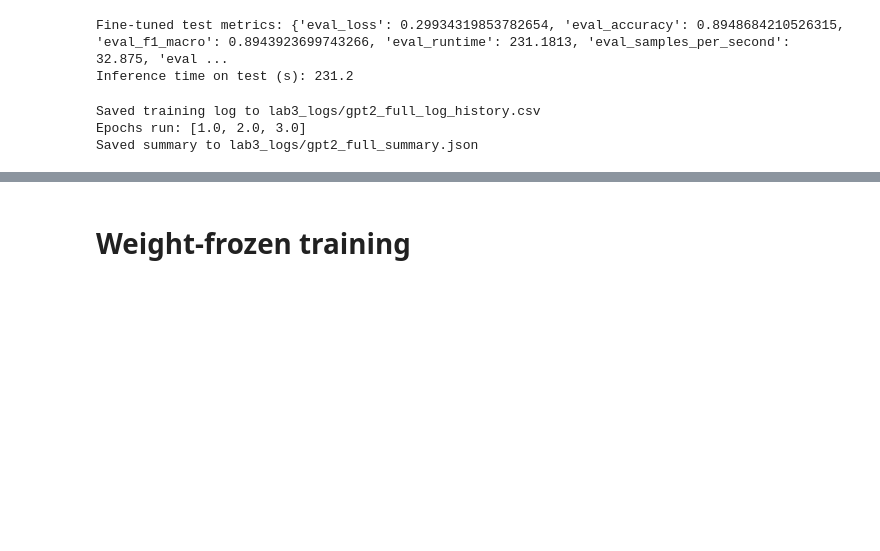
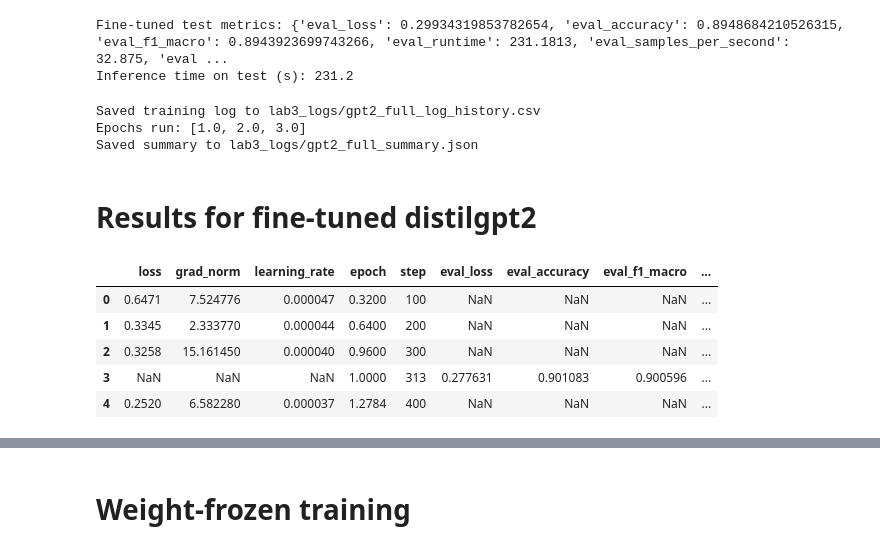
Before and after one commit to juliaryb/computational-linguistics, a Jupyter notebook: lab3/lab3_report.ipynb, the cells around one changed output, grey strips where cells are left out. Saved outputs shown, nothing was run; the diff lists cells and outputs as text; code cells hidden in the pictures; blank space fills up the shorter version.

```diff
--- a/lab3/lab3_report.ipynb
+++ b/lab3/lab3_report.ipynb
@@ -380,3 +432,19 @@ print("Saved summary to lab3_logs/gpt2_full_summary.json")
 Saved training log to lab3_logs/gpt2_full_log_history.csv
 Epochs run: [1.0, 2.0, 3.0]
 Saved summary to lab3_logs/gpt2_full_summary.json
+# %% [markdown]
+# Results for fine-tuned distilgpt2
+# %%
+import pandas as pd
+import matplotlib.pyplot as plt
+
+# Load history
+log_df = pd.read_csv("lab3_logs/gpt2_full_log_history.csv")
+display(log_df.head(5))
+# %% [output]
+|  | loss | grad_norm | learning_rate | epoch | step | eval_loss | eval_accuracy | eval_f1_macro | ... |
+| 0 | 0.6471 | 7.524776 | 0.000047 | 0.3200 | 100 | NaN | NaN | NaN | ... |
+| 1 | 0.3345 | 2.333770 | 0.000044 | 0.6400 | 200 | NaN | NaN | NaN | ... |
+| 2 | 0.3258 | 15.161450 | 0.000040 | 0.9600 | 300 | NaN | NaN | NaN | ... |
+| 3 | NaN | NaN | NaN | 1.0000 | 313 | 0.277631 | 0.901083 | 0.900596 | ... |
+| 4 | 0.2520 | 6.582280 | 0.000037 | 1.2784 | 400 | NaN | NaN | NaN | ... |
```
Also changed, not shown: parts of 31 cells of this notebook.
